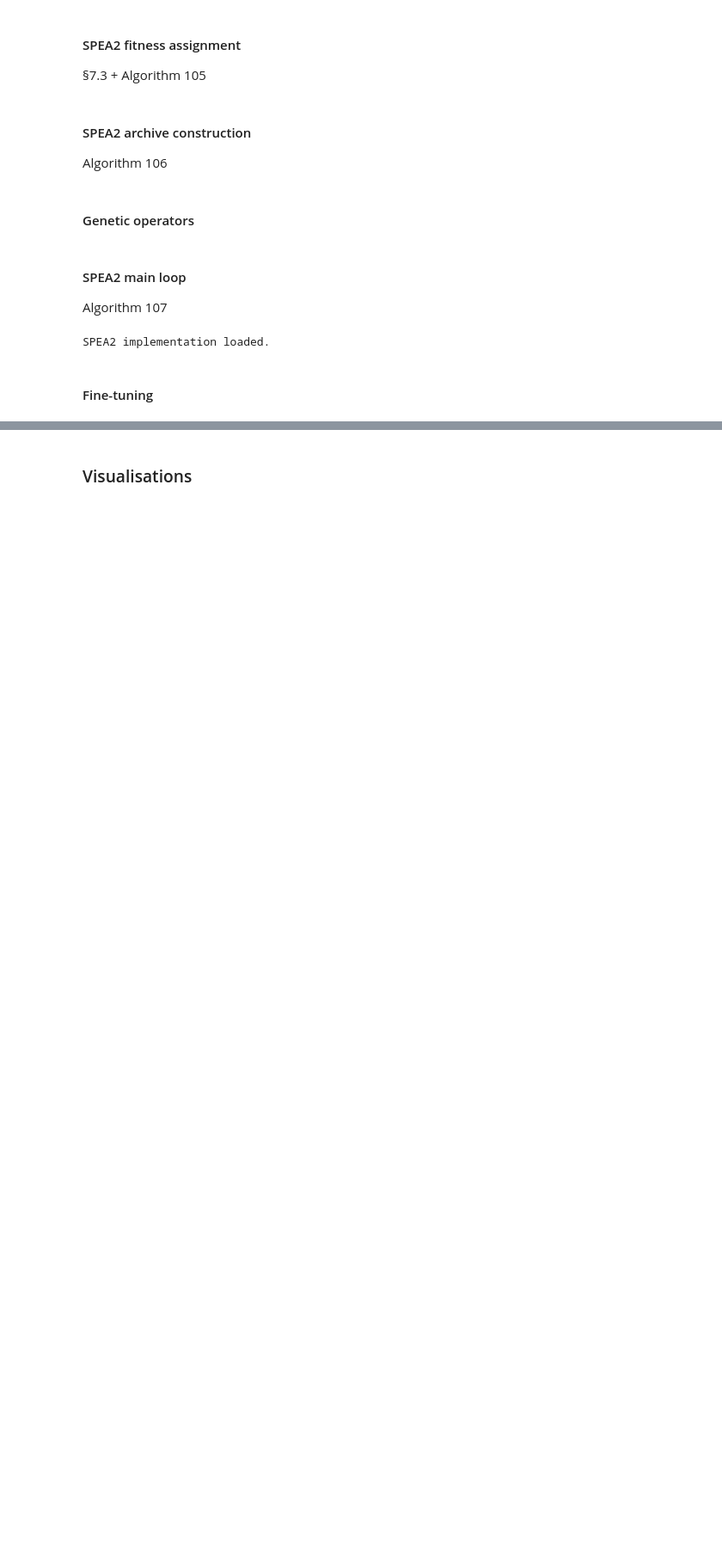
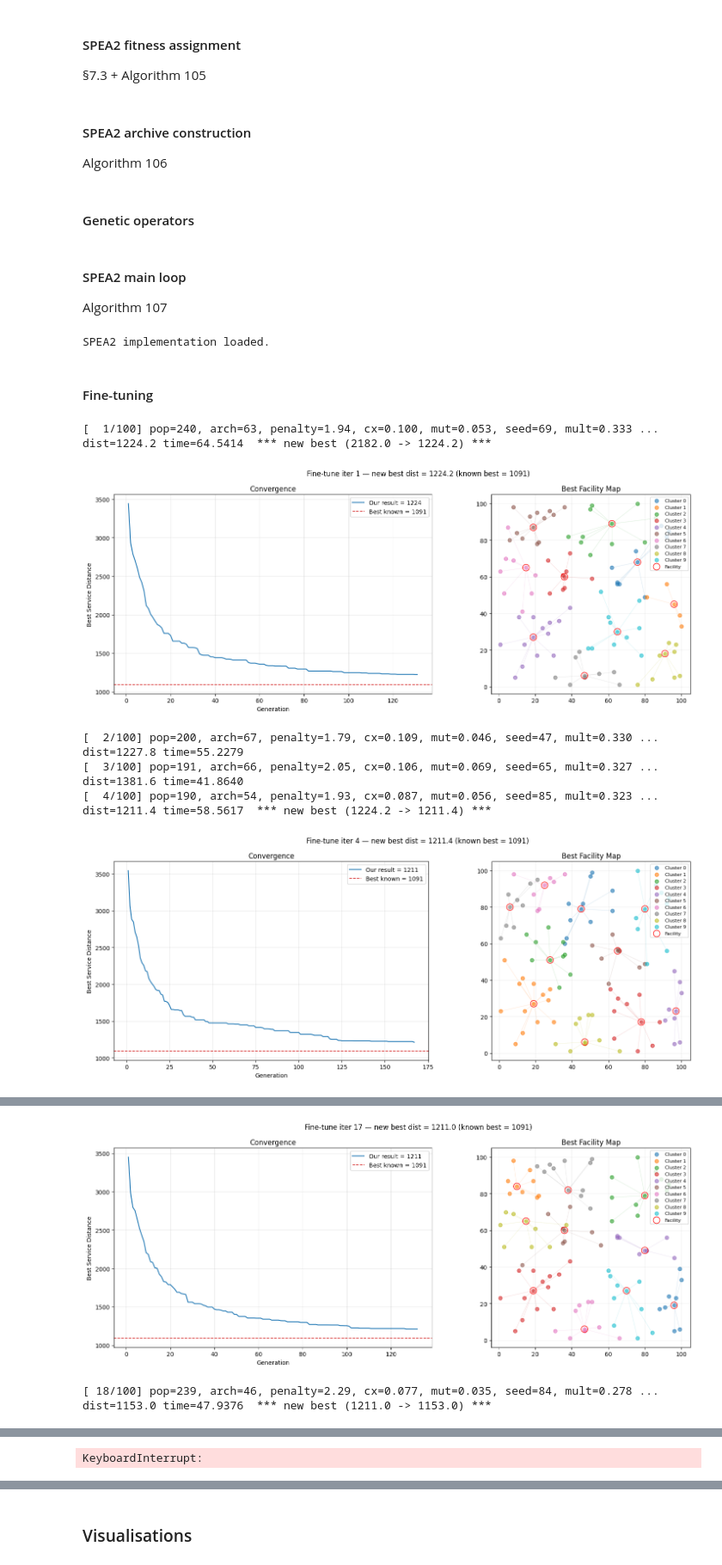
Before and after one commit to andrej-kutny/iops-NSGA-SPEA, a Jupyter notebook: iops-nsga-spea-giustacchini-kutny.ipynb, the cells around one changed output, grey strips where cells are left out. Shown at 86% size. Cells and saved outputs as stored; diff of their text form; code cells hidden in the pictures; blank space fills up the shorter version.

```diff
--- a/iops-nsga-spea-giustacchini-kutny.ipynb
+++ b/iops-nsga-spea-giustacchini-kutny.ipynb
@@ -633,14 +644,14 @@ SPEA2 implementation loaded.
 # %% [markdown]
 #### Fine-tuning
 # %%
-if FINE_TUNE_SPEA:
-    inst1 = load_instance(1)
+if FINE_TUNE_SPEA > 0:
     multiplier = 0.333
     min_multiplier = 0.01
-    max_i = 100
+    max_i = FINE_TUNE_SPEA
     multiplier_step = (multiplier - min_multiplier) / max_i
 
-    best_result = float(inst1.best_known * 3.)
+    best_result = float(inst.best_known * 2.)
+    best_time = 99999
     best_run_result = None
 
     for i in range(max_i):
@@ -676,8 +687,9 @@ if FINE_TUNE_SPEA:
             end=" ... "
         )
 
+        start_time = time.monotonic()
         result = spea2(
-            inst1,
+            inst,
             pop_size=pop_size,
             archive_size=archive_size,
             penalty_weight=penalty,
@@ -686,17 +698,23 @@ if FINE_TUNE_SPEA:
             seed=seed,
             stopping_criteria=[
                 TimeLimit(120),
-                MinImprovement(50, min_pct=0.05),
+                MinImprovement(50, min_pct=0.03),
             ],
             verbose=False,
         )
+        local_time = time.monotonic() - start_time
 
         local_best = result["front_raw_dists"].min()
-        print(f"dist={local_best:.1f}", end="")
+        print(f"dist={local_best:.1f} time={local_time:.4f}", end="")
+        is_best = local_best < best_result
 
-        if local_best < best_result:
-            print(f"  *** new best ({best_result:.1f} → {local_best:.1f}) ***")
+        if is_best or (local_best == best_result and local_time < best_time):
+            if is_best:
+                print(f"  *** new best ({best_result:.1f} -> {local_best:.1f}) ***")
+            else:
+                print(f"  *** time improvement ({best_time:.4f} -> {local_time:.4f}) ***")
             best_result = local_best
+            best_time = local_time
             best_pop_size = pop_size
             best_archive_size = archive_size
             best_penalty = penalty
@@ -708,20 +726,20 @@ if FINE_TUNE_SPEA:
             # Plot the new best solution
             best_idx = np.argmin(best_run_result["front_raw_dists"])
             best_ind = best_run_result["front"][best_idx]
-            best_fac = compute_facility_locations(best_ind, inst1.coords, inst1.num_medians)
+            best_fac = compute_facility_locations(best_ind, inst.coords, inst.num_medians)
 
             fig, axes = plt.subplots(1, 2, figsize=(16, 6))
             fig.suptitle(
-                f"Fine-tune iter {i+1} — new best dist = {local_best:.1f} "
-                f"(known best = {inst1.best_known})",
+                f"Fine-tune iter {i+1} - new best dist = {local_best:.1f} "
+                f"(known best = {inst.best_known})",
                 fontsize=12
             )
 
             # Left: convergence of this run
             gens = range(1, len(best_run_result["history"]["best_service_dist"]) + 1)
             axes[0].plot(gens, best_run_result["history"]["best_service_dist"], color="tab:blue", label=f"Our result = {local_best:.0f}")
-            axes[0].axhline(y=inst1.best_known, color="tab:red", linestyle="--",
-                            linewidth=1.2, label=f"Best known = {inst1.best_known}")
+            axes[0].axhline(y=inst.best_known, color="tab:red", linestyle="--",
+                            linewidth=1.2, label=f"Best known = {inst.best_known}")
             axes[0].set_xlabel("Generation")
             axes[0].set_ylabel("Best Service Distance")
             axes[0].set_title("Convergence")
@@ -729,40 +747,47 @@ if FINE_TUNE_SPEA:
             axes[0].grid(True, alpha=0.3)
 
             # Right: facility map
-            cmap = plt.colormaps.get_cmap("tab10").resampled(inst1.num_medians)
-            for m in range(inst1.num_medians):
+            cmap = plt.colormaps.get_cmap("tab10").resampled(inst.num_medians)
+            for m in range(inst.num_medians):
                 mask = best_ind == m
                 axes[1].scatter(
-                    inst1.coords[mask, 0], inst1.coords[mask, 1],
+                    inst.coords[mask, 0], inst.coords[mask, 1],
                     color=cmap(m), alpha=0.6, s=40, label=f"Cluster {m}"
                 )
                 for ci in np.where(mask)[0]:
                     axes[1].plot(
-                        [inst1.coords[ci, 0], best_fac[m, 0]],
-                        [inst1.coords[ci, 1], best_fac[m, 1]],
+                        [inst.coords[ci, 0], best_fac[m, 0]],
+                        [inst.coords[ci, 1], best_fac[m, 1]],
                         color=cmap(m), alpha=0.15, linewidth=0.8
                     )
             axes[1].scatter(
                 best_fac[:, 0], best_fac[:, 1],
                 marker="o", s=125, color="red", facecolors="none", zorder=10, label="Facility"
             )
             axes[1].set_title("Best Facility Map")
             axes[1].legend(loc="upper right", fontsize=8)
             axes[1].grid(True, alpha=0.2)
             axes[1].set_aspect("equal")
 
             plt.tight_layout()
             plt.show()
         else:
             print()
 
         multiplier = max(min_multiplier, multiplier - multiplier_step)
 
     print("\nBest tuning result:")
     print(f"  best_result      = {best_result:.4f}")
     print(f"  pop_size         = {best_pop_size}")
     print(f"  archive_size     = {best_archive_size}")
     print(f"  penalty          = {best_penalty:.4f}")
     print(f"  crossover_rate   = {best_crossover_rate:.4f}")
     print(f"  mutation_rate    = {best_mutation_rate:.4f}")
     print(f"  seed             = {best_seed}")
+# %% [output]
+[  1/100] pop=240, arch=63, penalty=1.94, cx=0.100, mut=0.053, seed=69, mult=0.333 ... dist=1224.2 time=64.5414  *** new best (2182.0 -> 1224.2) ***
+[figure, added]
+[  2/100] pop=200, arch=67, penalty=1.79, cx=0.109, mut=0.046, seed=47, mult=0.330 ... dist=1227.8 time=55.2279
+[  3/100] pop=191, arch=66, penalty=2.05, cx=0.106, mut=0.069, seed=65, mult=0.327 ... dist=1381.6 time=41.8640
+[  4/100] pop=190, arch=54, penalty=1.93, cx=0.087, mut=0.056, seed=85, mult=0.323 ... dist=1211.4 time=58.5617  *** new best (1224.2 -> 1211.4) ***
+[figure, added]
@@ -768,0 +807,2 @@ if FINE_TUNE_SPEA:
+[figure, added]
+[ 18/100] pop=239, arch=46, penalty=2.29, cx=0.077, mut=0.035, seed=84, mult=0.278 ... dist=1153.0 time=47.9376  *** new best (1211.0 -> 1153.0) ***
@@ -769 +818,2 @@ if FINE_TUNE_SPEA:
+KeyboardInterrupt:
 # %%
```
Also changed, not shown: parts of 12 cells of this notebook.
